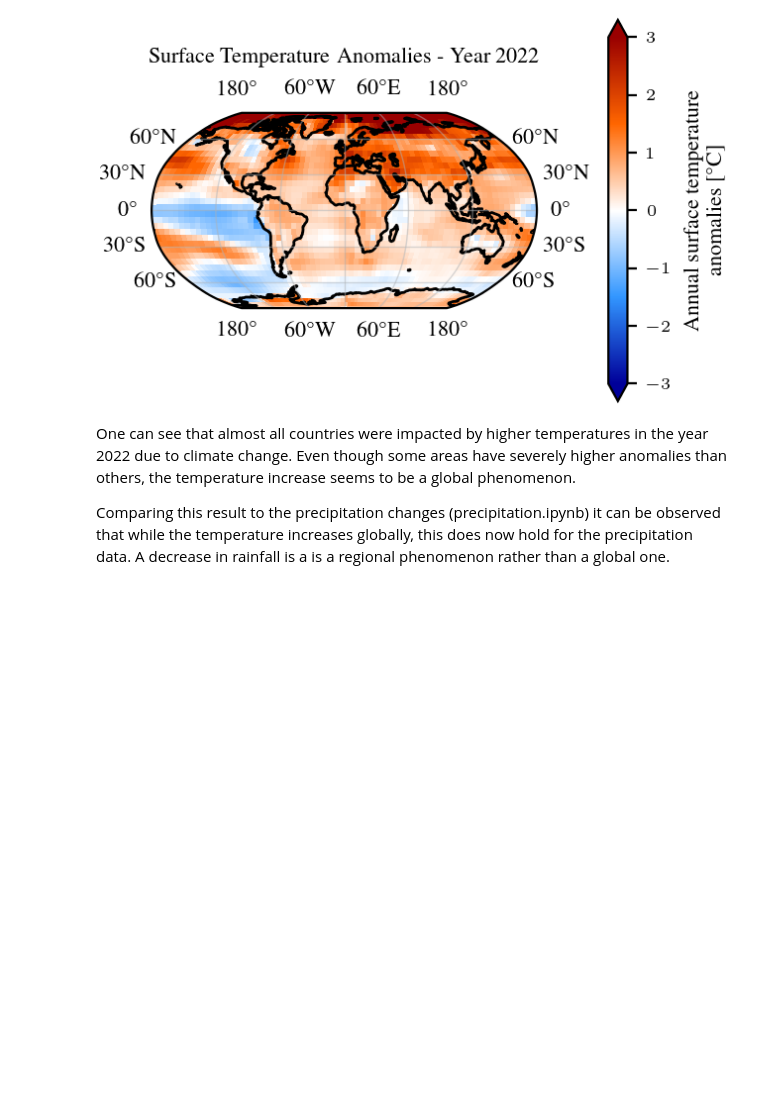
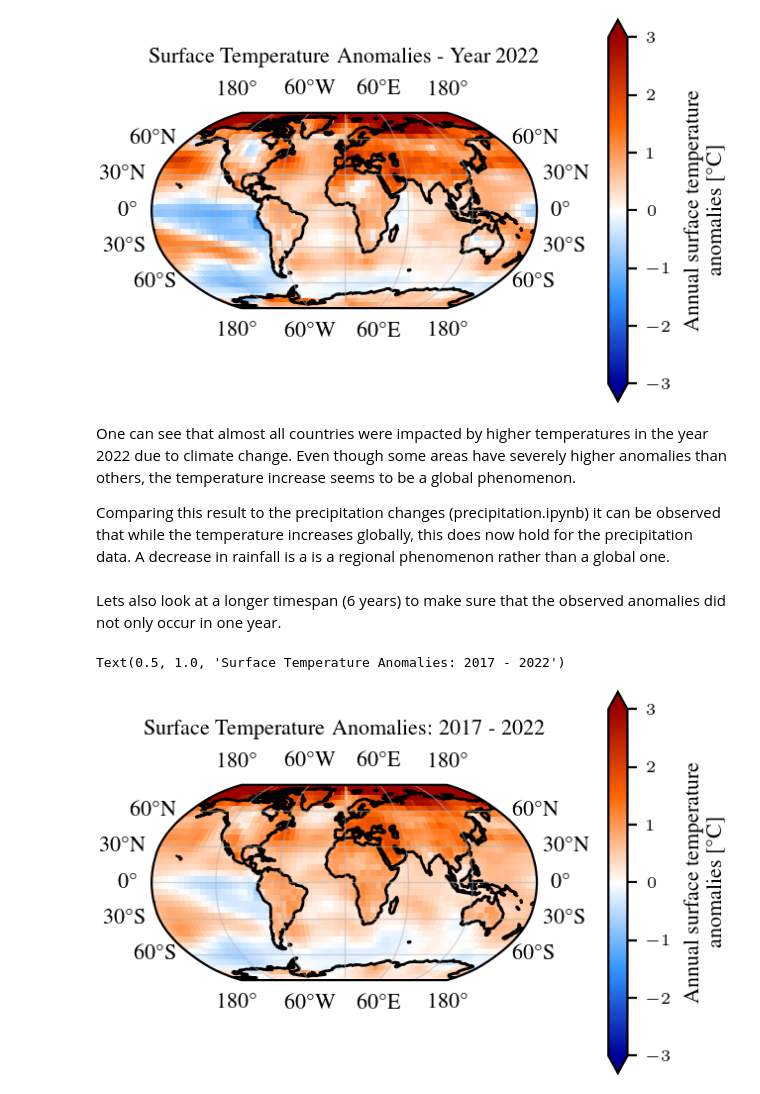
Before and after one commit to am9zZWY/team-aqua, a Jupyter notebook: exp/exp_global_temperature.ipynb, the cells around one changed output. Saved outputs shown, nothing was run; the diff lists cells and outputs as text; code cells hidden in the pictures; blank space fills up the shorter version.

```diff
--- a/exp/exp_global_temperature.ipynb
+++ b/exp/exp_global_temperature.ipynb
@@ -235,3 +235,43 @@ Text(0.5, 1.0, 'Surface Temperature Anomalies - Year 2022')
 One can see that almost all countries were impacted by higher temperatures in the year 2022 due to climate change. Even though some areas have severely higher anomalies than others, the temperature increase seems to be a global phenomenon.
 
 Comparing this result to the precipitation changes (precipitation.ipynb) it can be observed that while the temperature increases globally, this does now hold for the precipitation data. A decrease in rainfall is a is a regional phenomenon rather than a global one.
+# %% [markdown]
+Lets also look at a longer timespan (6 years) to make sure that the observed anomalies did not only occur in one year.
+# %%
+# average data over whole timespan 2017-2022
+start_year = '2017'
+end_year = '2022'
+# select data for each month of timespan 2017-2022
+dt64_start = np.datetime64(start_year+'-01-01T00:00:00.000000000')
+dt64_end = np.datetime64(end_year+'-12-01T00:00:00.000000000')
+
+filtered_data = data.sel(time=slice(dt64_start, dt64_end))
+filtered_data = filtered_data.mean(dim = ("time"))
+
+# Create a plot
+plt.rcParams.update(bundles.icml2022())
+fig = plt.figure()
+ax = fig.add_subplot(1, 1, 1, projection=ccrs.Robinson())
+#ax = fig.add_subplot(1, 1, 1, projection=ccrs.PlateCarree())
+
+ax.coastlines()
+plot = filtered_data["anom"].plot(ax=ax, transform=ccrs.PlateCarree(), cmap=rb, vmin=-3, vmax=3, add_colorbar=False)
+# rename colorbar label
+cb = plt.colorbar(mappable=plot, label = 'Annual surface temperature \n anomalies [°C]', extend = 'both')
+
+# add gridlines to globe
+gl = ax.gridlines(
+    crs=ccrs.PlateCarree(),
+    draw_labels=True,
+    linewidth=.5,
+    color=rgb.tue_gray,
+    alpha=0.5,
+    linestyle="-",
+)
+
+gl.top_labels = True
+gl.right_labels = True
+ax.set_title("Surface Temperature Anomalies: " + start_year + " - " + end_year)
+# %% [output]
+Text(0.5, 1.0, 'Surface Temperature Anomalies: 2017 - 2022')
+[figure, added]
```
Also changed, not shown: 5 other files.
